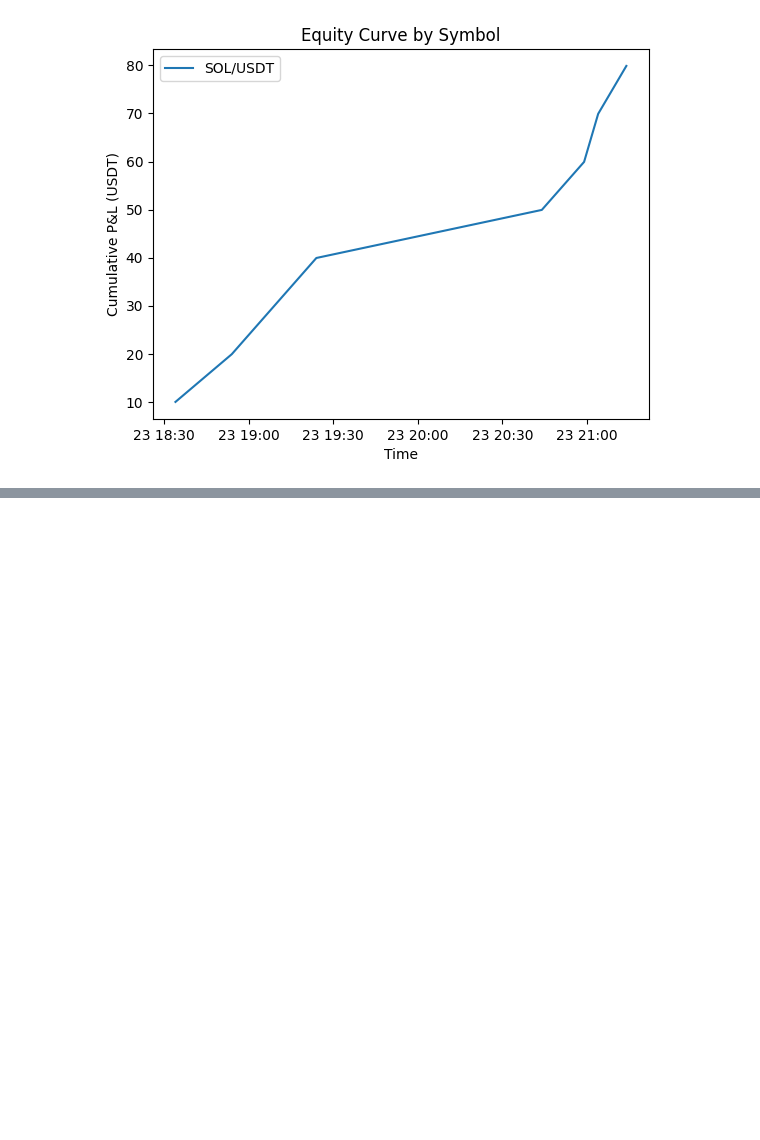
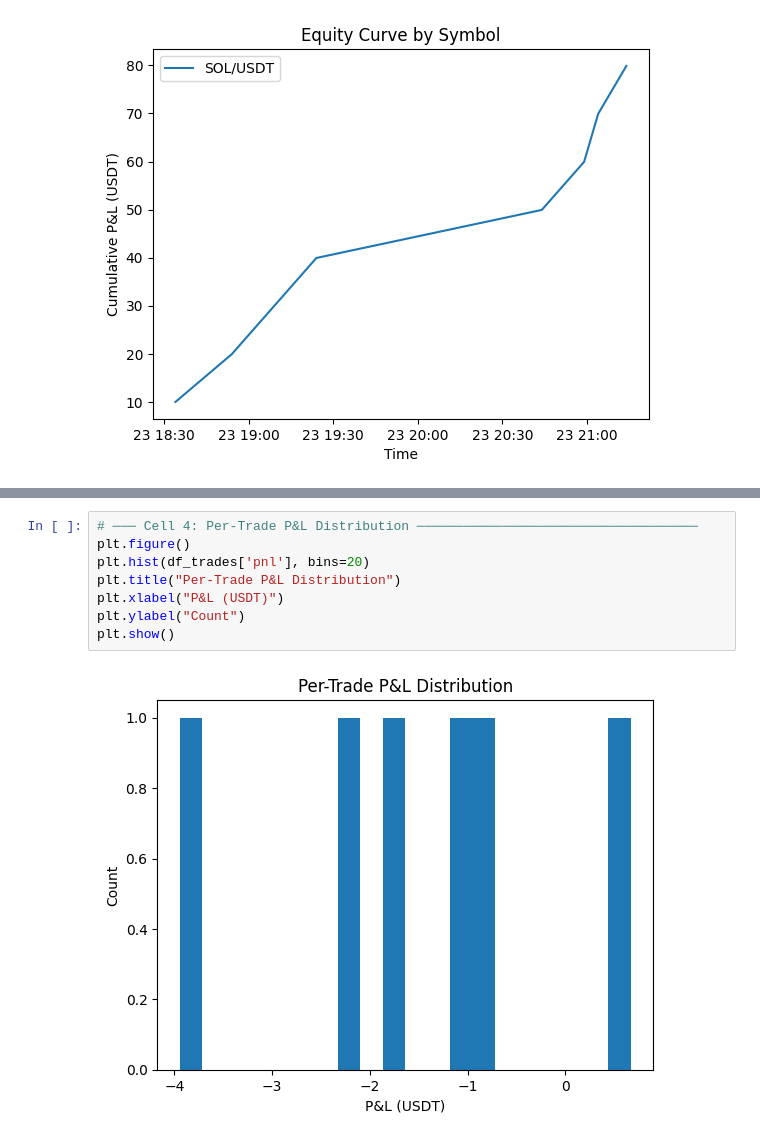
Before and after one commit to elijahmendezcs/solanabot, a Jupyter notebook: dashboard.ipynb, the cells around one changed output, grey strips where cells are left out. Saved outputs shown, nothing was run; the diff lists cells and outputs as text; blank space fills up the shorter version.

```diff
--- a/dashboard.ipynb
+++ b/dashboard.ipynb
@@ -41,0 +107,10 @@ summary
+# %%
+# ─── Cell 4: Per-Trade P&L Distribution ────────────────────────────────────
+plt.figure()
+plt.hist(df_trades['pnl'], bins=20)
+plt.title("Per-Trade P&L Distribution")
+plt.xlabel("P&L (USDT)")
+plt.ylabel("Count")
+plt.show()
+# %% [output]
+[figure, added]
```
Also changed, not shown: parts of 5 cells of this notebook, 4 other files.
